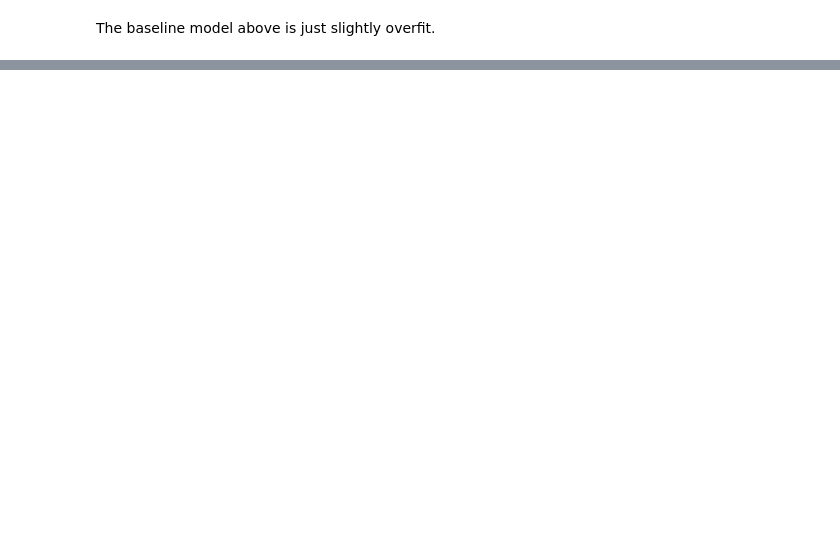
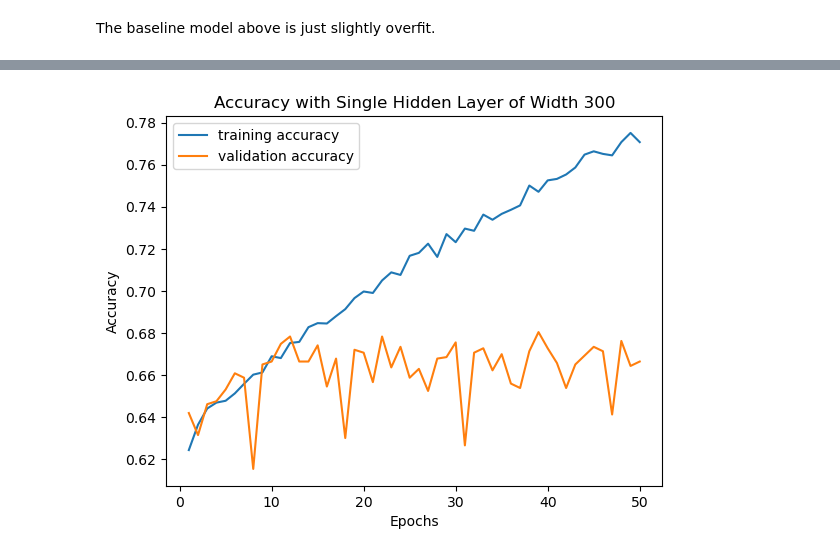
Before and after one commit to ran0027/twitter-sentiment-analysis, a Jupyter notebook: notebook.ipynb, the cells around one changed output, grey strips where cells are left out. Drawn from its saved outputs; the diff is of its cells as text; code cells hidden in the pictures; blank space fills up the shorter version.

```diff
--- a/notebook.ipynb
+++ b/notebook.ipynb
@@ -1395,0 +1164,3 @@ ConfusionMatrixDisplay(
+# %%
+keras_x_val = np.array([X_val.loc[index, :] for index in X_val.index])
+print(keras_x_val.shape)
@@ -1395,0 +1169,4 @@ ConfusionMatrixDisplay(
+# %%
+import keras
+
+keras_y_train = keras.utils.to_categorical(small_y_train, 3)
@@ -1395,0 +1177,3 @@ ConfusionMatrixDisplay(
+# %%
+keras_y_val = keras.utils.to_categorical(y_val, 3)
+print(keras_y_val.shape)
@@ -1395,0 +1317,27 @@ ConfusionMatrixDisplay(
+# %%
+model = Sequential()
+# add input layer, and a dense layer with given width
+model.add(layers.Input(shape=(50,)))
+model.add(layers.Dense(300, activation='relu'))
+model.add(layers.Dense(3, activation='softmax'))
+
+model.compile(loss='categorical_crossentropy',
+              metrics='accuracy')
+
+results = model.fit(keras_x_train, keras_y_train,
+                    validation_data = [keras_x_val, keras_y_val],
+                    batch_size=30, epochs=50,
+                    verbose=0)
+
+history = results.history
+# %%
+fig, ax = plt.subplots()
+
+plt.plot(range(1, 51), history['accuracy'], label='training accuracy')
+plt.plot(range(1, 51), history['val_accuracy'], label='validation accuracy')
+ax.set(title='Accuracy with Single Hidden Layer of Width 300',
+       xlabel='Epochs',
+       ylabel='Accuracy')
+ax.legend();
+# %% [output]
+[figure, added]
```
Also changed, not shown: parts of 73 cells of this notebook.
